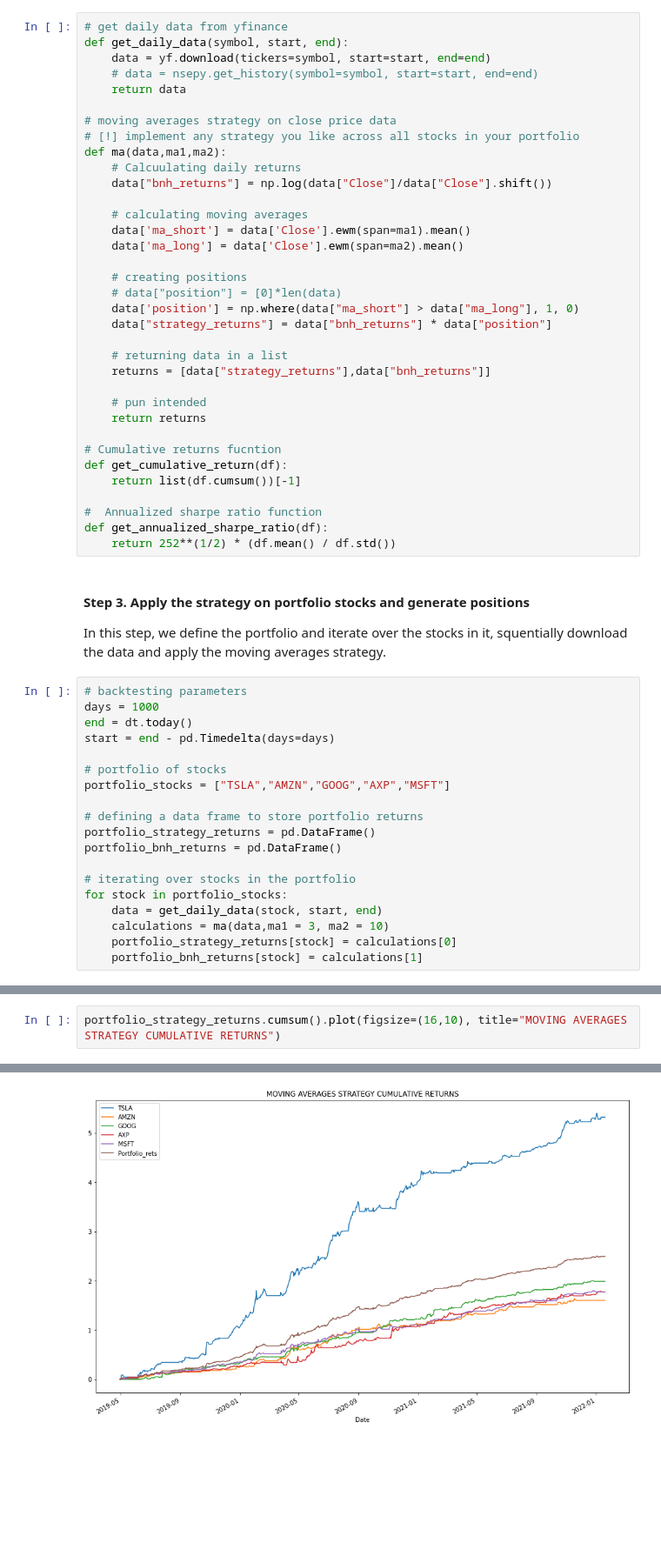
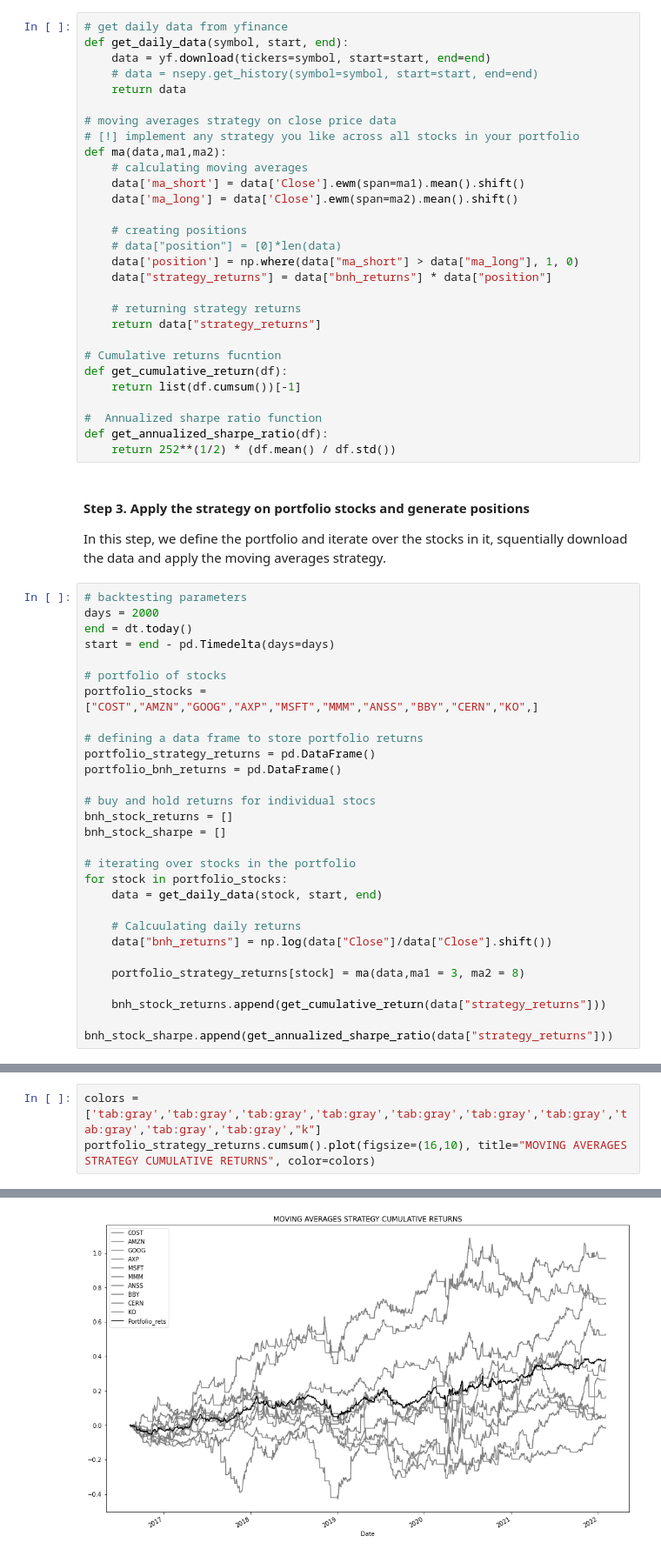
Before and after one commit to karthikramx/Algorithmic-Trading-Backtesting-Portfolio-of-Stocks-Python, a Jupyter notebook: Backtesting Portfolio of Stocks in Python.ipynb, the cells around one changed output, grey strips where cells are left out. Shown: that part at 87% size. Saved outputs shown, nothing was run; the diff lists cells and outputs as text; blank space fills up the shorter version.

```diff
--- a/Backtesting Portfolio of Stocks in Python.ipynb
+++ b/Backtesting Portfolio of Stocks in Python.ipynb
@@ -46,23 +45,17 @@ def get_daily_data(symbol, start, end):
 # moving averages strategy on close price data
 # [!] implement any strategy you like across all stocks in your portfolio
 def ma(data,ma1,ma2):
-    # Calcuulating daily returns
-    data["bnh_returns"] = np.log(data["Close"]/data["Close"].shift())
-
     # calculating moving averages
-    data['ma_short'] = data['Close'].ewm(span=ma1).mean()
-    data['ma_long'] = data['Close'].ewm(span=ma2).mean()
+    data['ma_short'] = data['Close'].ewm(span=ma1).mean().shift()
+    data['ma_long'] = data['Close'].ewm(span=ma2).mean().shift()
 
     # creating positions
     # data["position"] = [0]*len(data)
     data['position'] = np.where(data["ma_short"] > data["ma_long"], 1, 0)
     data["strategy_returns"] = data["bnh_returns"] * data["position"]
 
-    # returning data in a list
-    returns = [data["strategy_returns"],data["bnh_returns"]]
-
-    # pun intended
-    return returns
+    # returning strategy returns
+    return data["strategy_returns"]
 
 # Cumulative returns fucntion
 def get_cumulative_return(df):
@@ -76,23 +69,32 @@ def get_annualized_sharpe_ratio(df):
 In this step, we define the portfolio and iterate over the stocks in it, squentially download the data and apply the moving averages strategy.
 # %%
 # backtesting parameters
-days = 1000
+days = 2000
 end = dt.today()
 start = end - pd.Timedelta(days=days)
 
 # portfolio of stocks
-portfolio_stocks = ["TSLA","AMZN","GOOG","AXP","MSFT"]
+portfolio_stocks = ["COST","AMZN","GOOG","AXP","MSFT","MMM","ANSS","BBY","CERN","KO",]
 
 # defining a data frame to store portfolio returns
 portfolio_strategy_returns = pd.DataFrame()
 portfolio_bnh_returns = pd.DataFrame()
 
+# buy and hold returns for individual stocs
+bnh_stock_returns = []
+bnh_stock_sharpe = []
+
 # iterating over stocks in the portfolio
 for stock in portfolio_stocks:
     data = get_daily_data(stock, start, end)
-    calculations = ma(data,ma1 = 3, ma2 = 10)
-    portfolio_strategy_returns[stock] = calculations[0]
-    portfolio_bnh_returns[stock] = calculations[1]
+
+    # Calcuulating daily returns
+    data["bnh_returns"] = np.log(data["Close"]/data["Close"].shift())
+
+    portfolio_strategy_returns[stock] = ma(data,ma1 = 3, ma2 = 8)
+
+    bnh_stock_returns.append(get_cumulative_return(data["strategy_returns"]))
+    bnh_stock_sharpe.append(get_annualized_sharpe_ratio(data["strategy_returns"]))
 # %% [output]
 [*********************100%***********************]  1 of 1 completed
 [*********************100%***********************]  1 of 1 completed
@@ -159,5 +166,6 @@ portfolio_bnh_returns.cumsum().plot(figsize=(16,10),title="BUY AND HOLD CUMULATI
 # %%
-portfolio_strategy_returns.cumsum().plot(figsize=(16,10), title="MOVING AVERAGES STRATEGY CUMULATIVE RETURNS")
+colors = ['tab:gray','tab:gray','tab:gray','tab:gray','tab:gray','tab:gray','tab:gray','tab:gray','tab:gray','tab:gray',"k"]
+portfolio_strategy_returns.cumsum().plot(figsize=(16,10), title="MOVING AVERAGES STRATEGY CUMULATIVE RETURNS", color=colors)
 # %% [output]
 <AxesSubplot:title={'center':'MOVING AVERAGES STRATEGY CUMULATIVE RETURNS'}, xlabel='Date'>
-[figure, old version]
+[figure, new version]
```
Also changed, not shown: parts of 11 cells of this notebook, 1 other file.
